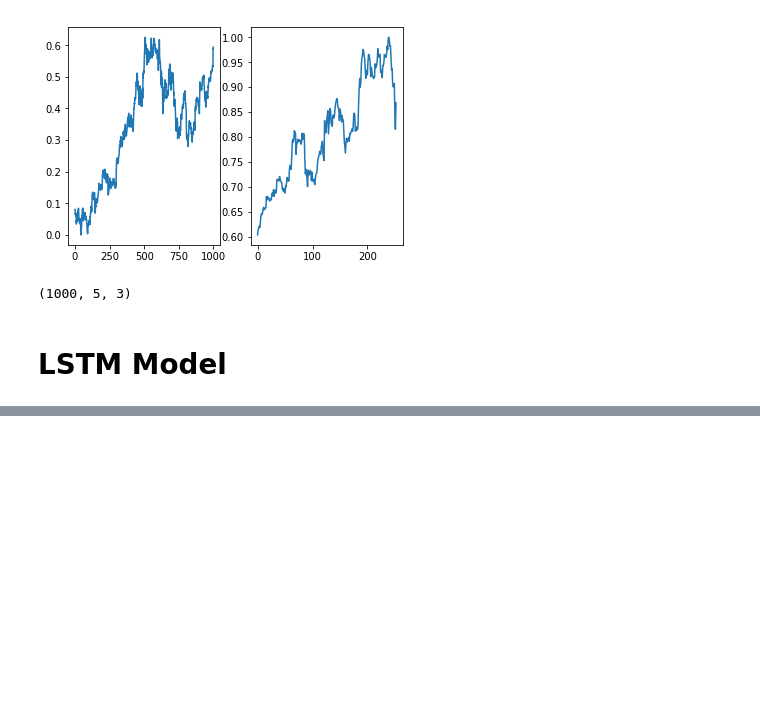
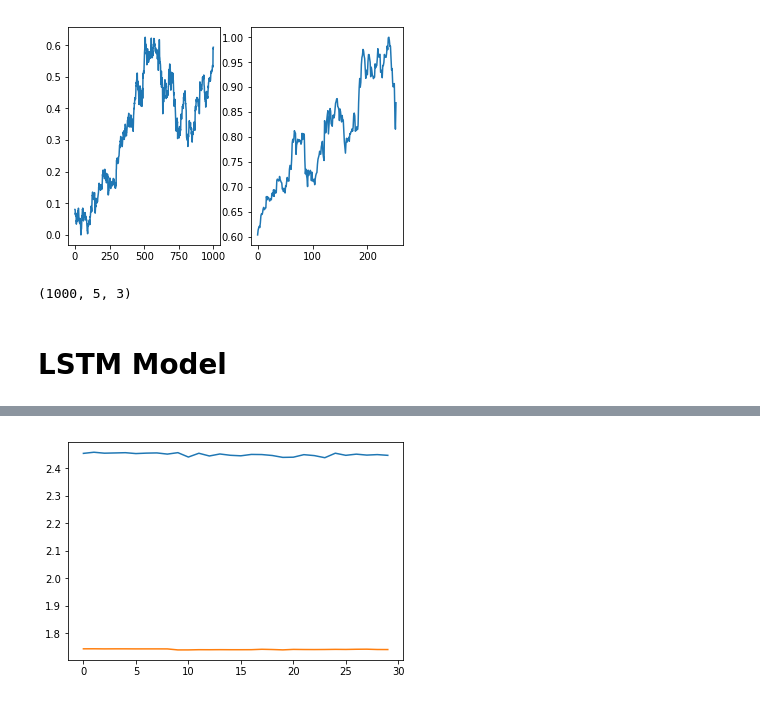
Before and after one commit to chrislitianxin/rnn_stock, a Jupyter notebook: LSTM.ipynb, the cells around one changed output, grey strips where cells are left out. Drawn from its saved outputs; the diff is of its cells as text; code cells hidden in the pictures; blank space fills up the shorter version.

```diff
--- a/LSTM.ipynb
+++ b/LSTM.ipynb
@@ -178,0 +261,6 @@ NOTE: Need to think of an alternative way to measure error. eg compare the last
+# %%
+plt.plot(lstm.history['loss'])
+plt.plot(lstm.history['val_loss'])
+plt.show()
+# %% [output]
+[figure, added]
```
Also changed, not shown: parts of 14 cells of this notebook.
